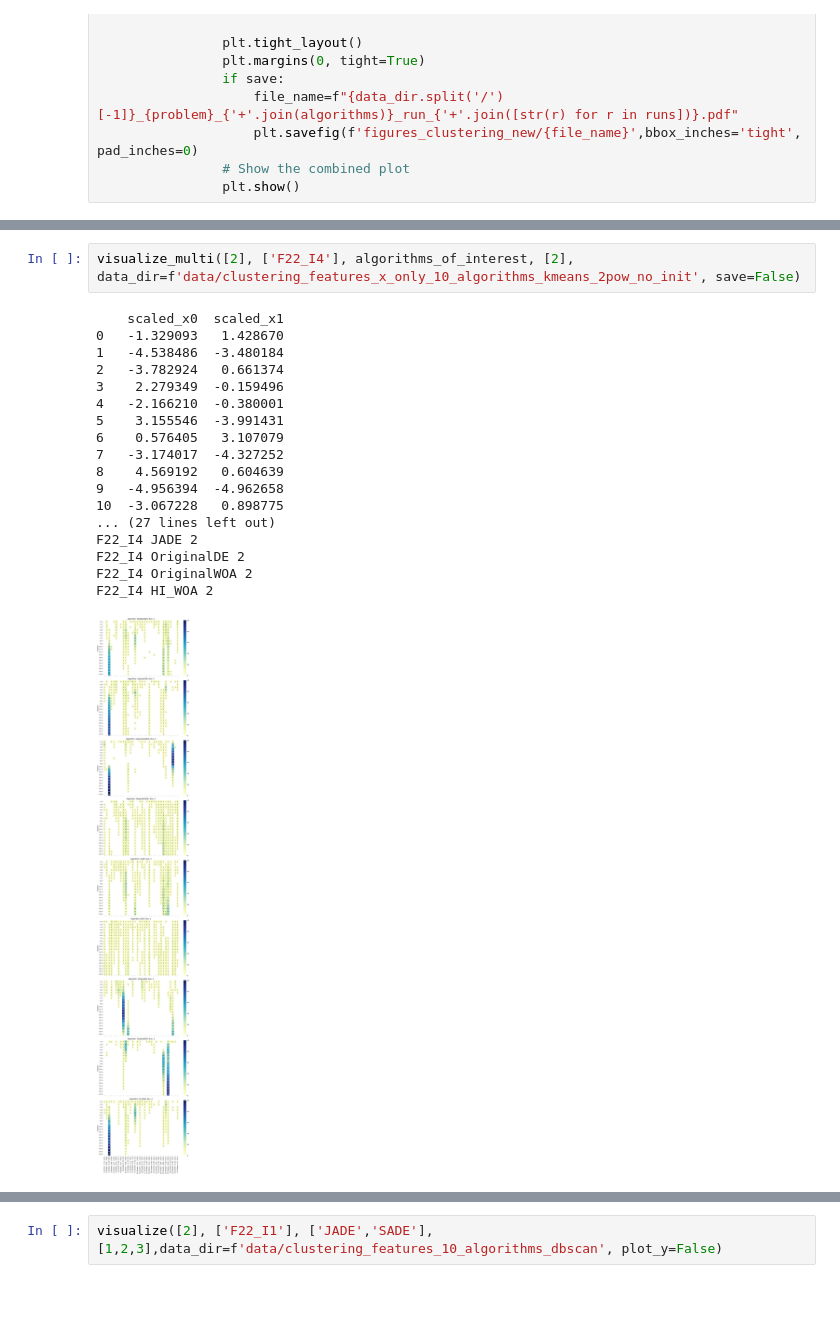
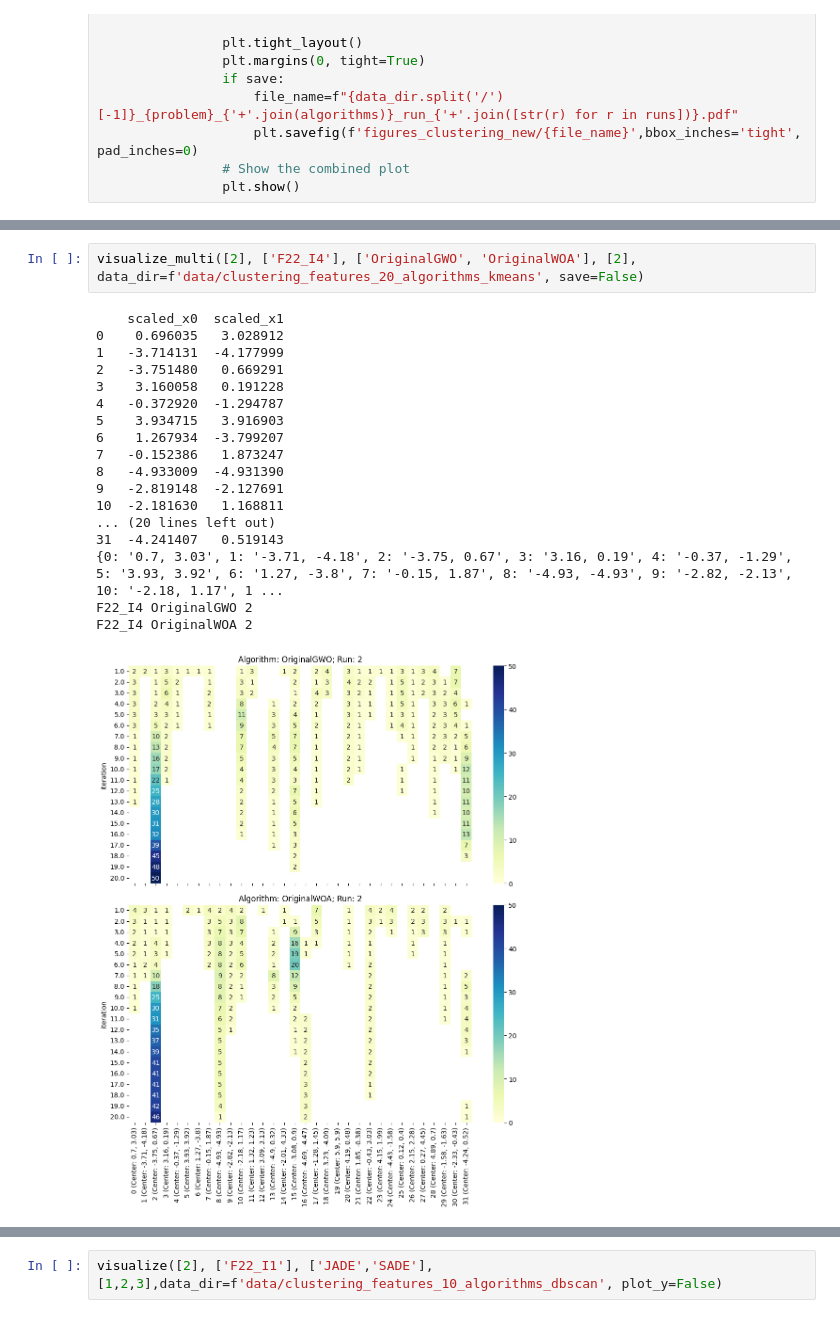
Before and after one commit to 8Timon24/Diploma-Analiza-in-vizualizacija-algoritmov-za-optimizacijo, a Jupyter notebook: 3_cluster_analysis.ipynb, the cells around one changed output, grey strips where cells are left out. Drawn from its saved outputs; the diff is of its cells as text.

```diff
--- a/3_cluster_analysis.ipynb
+++ b/3_cluster_analysis.ipynb
@@ -357,22 +287,22 @@ Axes(0.125,0.11;0.775x0.77)
 # %%
-visualize_multi([2], ['F22_I4'], algorithms_of_interest, [2], data_dir=f'data/clustering_features_x_only_10_algorithms_kmeans_2pow_no_init', save=False)
+visualize_multi([2], ['F22_I4'], ['OriginalGWO', 'OriginalWOA'], [2], data_dir=f'data/clustering_features_20_algorithms_kmeans', save=False)
 # %% [output]
     scaled_x0  scaled_x1
-0   -1.329093   1.428670
-1   -4.538486  -3.480184
-2   -3.782924   0.661374
-3    2.279349  -0.159496
-4   -2.166210  -0.380001
-5    3.155546  -3.991431
-6    0.576405   3.107079
-7   -3.174017  -4.327252
-8    4.569192   0.604639
-9   -4.956394  -4.962658
-10  -3.067228   0.898775
-... (27 lines left out)
-F22_I4 JADE 2
-F22_I4 OriginalDE 2
+0    0.696035   3.028912
+1   -3.714131  -4.177999
+2   -3.751480   0.669291
+3    3.160058   0.191228
+4   -0.372920  -1.294787
+5    3.934715   3.916903
+6    1.267934  -3.799207
+7   -0.152386   1.873247
+8   -4.933009  -4.931390
+9   -2.819148  -2.127691
+10  -2.181630   1.168811
+... (20 lines left out)
+31  -4.241407   0.519143
+{0: '0.7, 3.03', 1: '-3.71, -4.18', 2: '-3.75, 0.67', 3: '3.16, 0.19', 4: '-0.37, -1.29', 5: '3.93, 3.92', 6: '1.27, -3.8', 7: '-0.15, 1.87', 8: '-4.93, -4.93', 9: '-2.82, -2.13', 10: '-2.18, 1.17', 1 ...
+F22_I4 OriginalGWO 2
 F22_I4 OriginalWOA 2
-F22_I4 HI_WOA 2
-[figure, old version]
+[figure, new version]
 # %%
```
Also changed, not shown: parts of 7 cells of this notebook, 6 other files.
